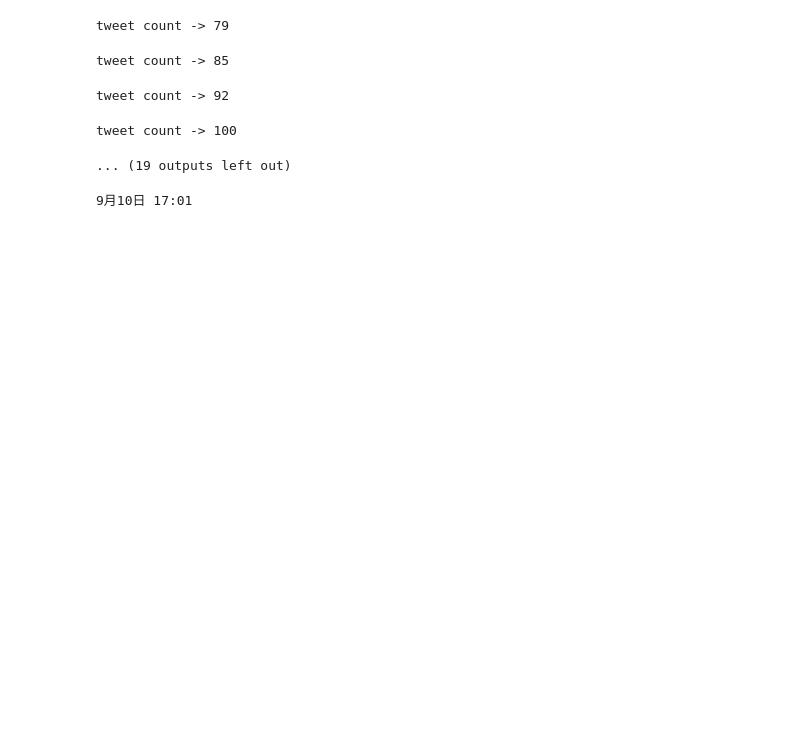
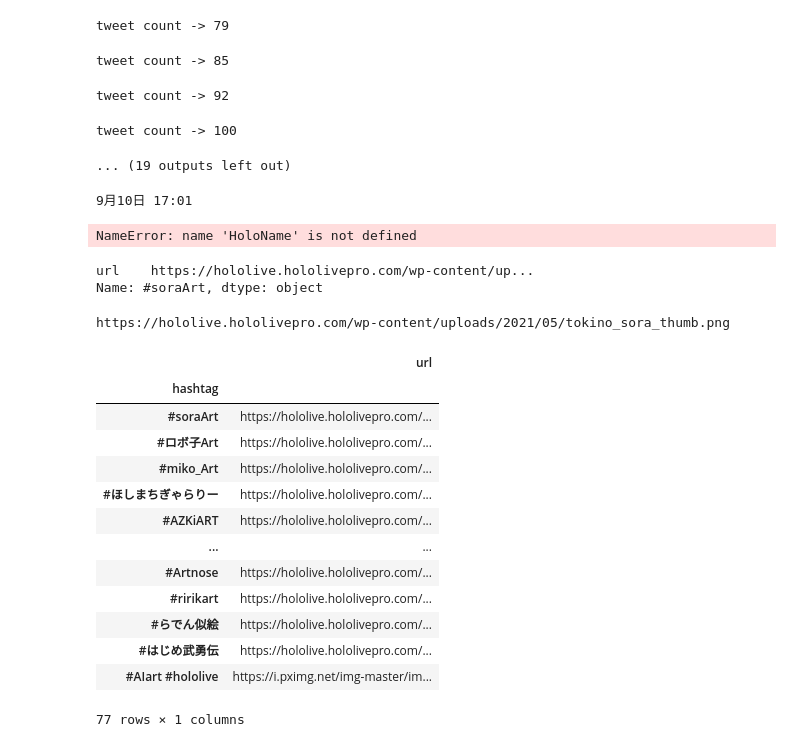
Before and after one commit to sakura7304moti/mohoo, a Jupyter notebook: test.ipynb, the cells around one changed output. Cells and saved outputs as stored; diff of their text form; code cells hidden in the pictures; blank space fills up the shorter version.

```diff
--- a/test.ipynb
+++ b/test.ipynb
@@ -203,3 +203,47 @@ output_string = re.sub(r'\([^)]*\)', '', input_string)
 print(output_string)
 # %% [output]
 9月10日 17:01
+# %%
+import os
+import pandas as pd
+
+
+base_path = './'
+holo_path = os.path.join(base_path, "options", "HoloFanArt.csv")
+df = pd.read_csv(holo_path)
+records = []
+for index, row in df.iterrows():
+    r = row
+    hashtag = row["hashtag"]
+    url = row["url"]
+    rec = HoloName(hashtag,url)
+    records.append(rec)
+print(row)
+# %% [output]
+NameError: name 'HoloName' is not defined
+# %%
+print(row)
+# %% [output]
+url    https://hololive.hololivepro.com/wp-content/up...
+Name: #soraArt, dtype: object
+# %%
+print(row['url'])
+# %% [output]
+https://hololive.hololivepro.com/wp-content/uploads/2021/05/tokino_sora_thumb.png
+# %%
+df
+# %% [output]
+|  | url |
+| hashtag |  |
+| #soraArt | https://hololive.hololivepro.com/... |
+| #ロボ子Art | https://hololive.hololivepro.com/... |
+| #miko_Art | https://hololive.hololivepro.com/... |
+| #ほしまちぎゃらりー | https://hololive.hololivepro.com/... |
+| #AZKiART | https://hololive.hololivepro.com/... |
+| ... | ... |
+| #Artnose | https://hololive.hololivepro.com/... |
+| #ririkart | https://hololive.hololivepro.com/... |
+| #らでん似絵 | https://hololive.hololivepro.com/... |
+| #はじめ武勇伝 | https://hololive.hololivepro.com/... |
+| #AIart #hololive | https://i.pximg.net/img-master/im... |
+77 rows × 1 columns
```
Also changed, not shown: 2 other files.
